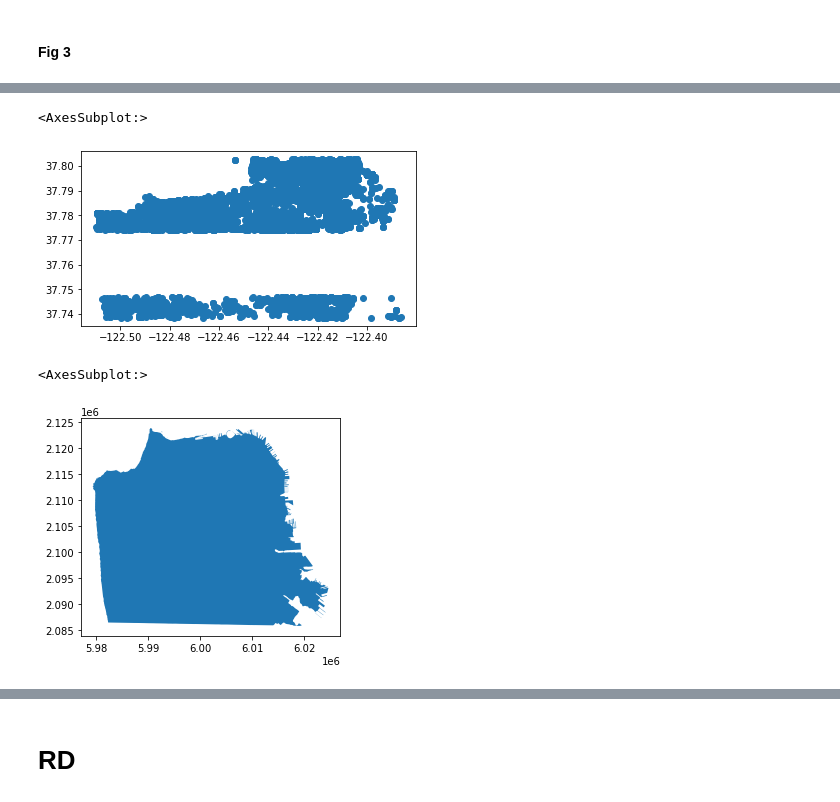
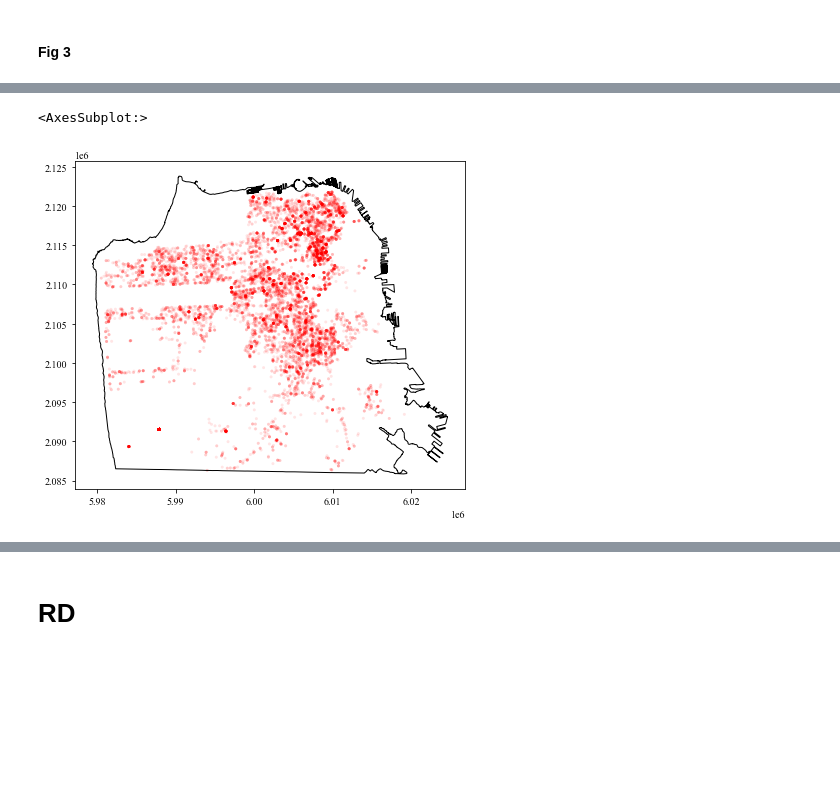
Before and after one commit to mxndrwgrdnr/sf-evictions, a Jupyter notebook: notebooks/analysis_final.ipynb, the cells around one changed output, grey strips where cells are left out. Saved outputs shown, nothing was run; the diff lists cells and outputs as text; code cells hidden in the pictures; blank space fills up the shorter version.

```diff
--- a/notebooks/analysis_final.ipynb
+++ b/notebooks/analysis_final.ipynb
@@ -263,14 +263,16 @@ dtype: bool
-# %%
-ev['geometry'] = ev.apply(lambda x: Point(x['longitude'], x['latitude']), axis=1)
 # %%
 ev_gpd = gpd.GeoDataFrame(ev, geometry='geometry')
-# %%
-ev_gpd.plot()
-# %% [output]
-<AxesSubplot:>
-[figure, removed]
-# %%
-sf.plot()
-# %% [output]
-<AxesSubplot:>
-[figure, removed]
+# %%
+ev_gpd.crs = 'EPSG:4326'
+# %%
+ev_gpd = ev_gpd.to_crs(sf.crs)
+# %%
+ev_gpd['proj_x'] = ev_gpd.geometry.x
+ev_gpd['proj_y'] = ev_gpd.geometry.y
+# %%
+fig, ax = plt.subplots(figsize=(7,7))
+ev_gpd.plot(ax=ax, facecolor='r', edgecolor='None', alpha=0.1, marker='.')
+sf.plot(facecolor='None', edgecolor='k', ax=ax)
+# %% [output]
+<AxesSubplot:>
+[figure, added]
```
Also changed, not shown: parts of 75 cells of this notebook, 1 other file.
